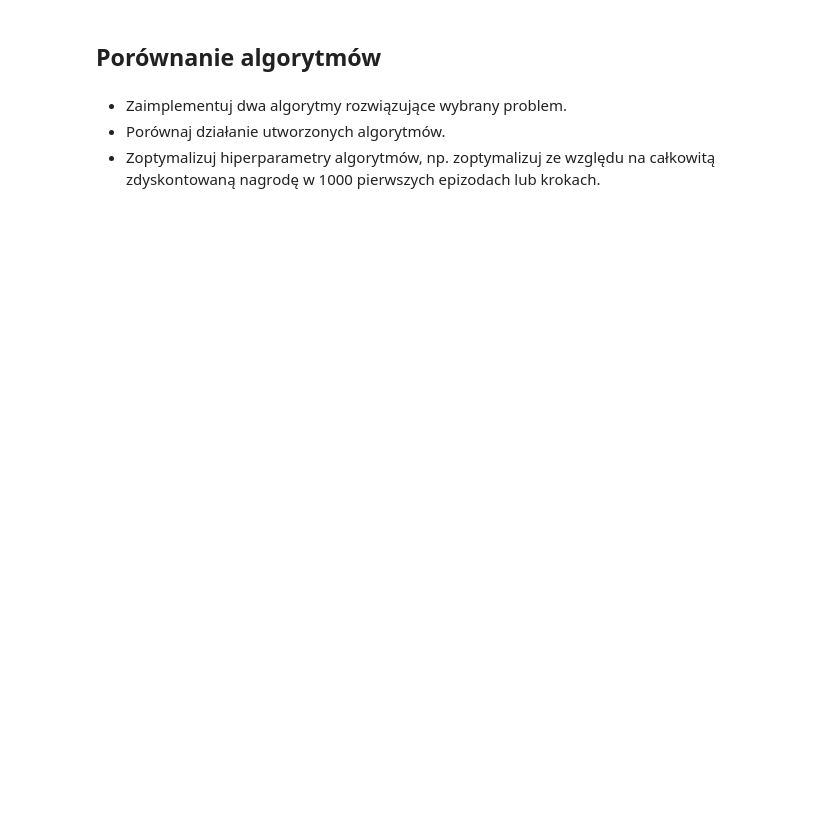
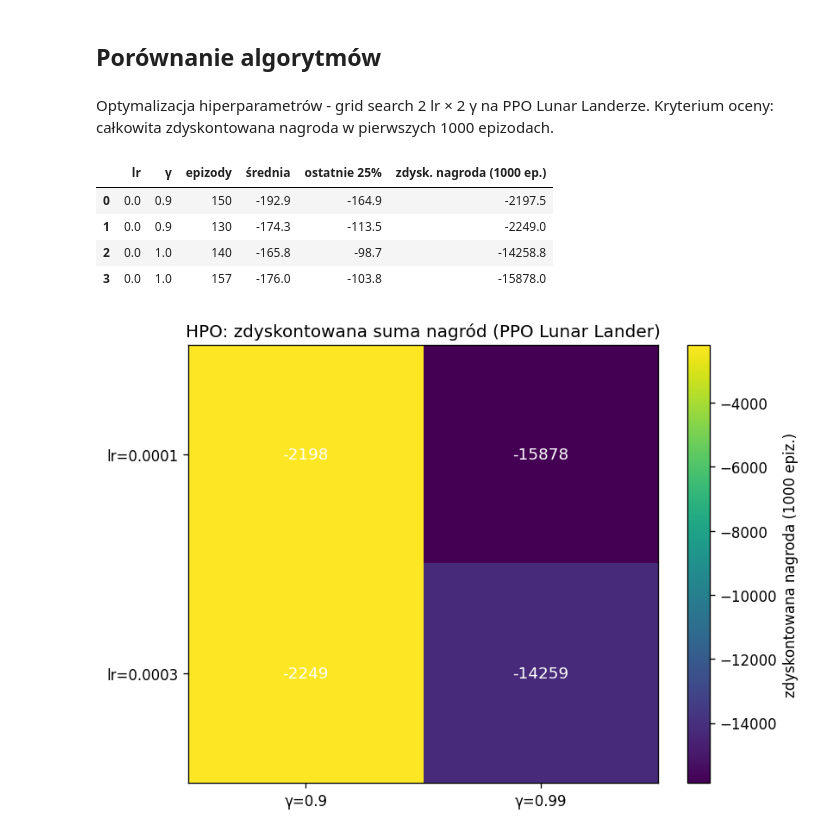
Before and after one commit to akaButter/Inteligencja-obliczeniowa, a Jupyter notebook: lab03/raport3.ipynb, the cells around one changed output. Drawn from its saved outputs; the diff is of its cells as text; code cells hidden in the pictures; blank space fills up the shorter version.

```diff
--- a/lab03/raport3.ipynb
+++ b/lab03/raport3.ipynb
@@ -21,7 +181,28 @@ Rozważ trzy różne współczynniki dyskontowe, opisz jak różnią się wyniki
 # %% [markdown]
 ## Porównanie algorytmów
-# %% [markdown]
-* Zaimplementuj dwa algorytmy rozwiązujące wybrany problem.
-* Porównaj działanie utworzonych algorytmów.
-* Zoptymalizuj hiperparametry algorytmów, np. zoptymalizuj ze względu na całkowitą
-zdyskontowaną nagrodę w 1000 pierwszych epizodach lub krokach.
+# %% [markdown]
+Optymalizacja hiperparametrów - grid search 2 lr × 2 γ na PPO Lunar Landerze. Kryterium oceny: całkowita zdyskontowana nagroda w pierwszych 1000 epizodach.
+# %%
+import json
+import pandas as pd
+from IPython.display import Image, display
+
+with open('results/lunar_experiments/hpo_results.json') as f:
+    hpo = json.load(f)
+
+df_h = pd.DataFrame(hpo).sort_values('discounted_first_1000', ascending=False)
+df_h = df_h.rename(columns={
+    'learning_rate': 'lr', 'gamma': 'γ', 'n_episodes': 'epizody',
+    'mean_reward': 'średnia',
+    'mean_last_25%': 'ostatnie 25%',
+    'discounted_first_1000': 'zdysk. nagroda (1000 ep.)'
+})
+display(df_h.round(1).reset_index(drop=True))
+display(Image('results/lunar_experiments/hpo_heatmap.png'))
+# %% [output]
+|  | lr | γ | epizody | średnia | ostatnie 25% | zdysk. nagroda (1000 ep.) |
+| 0 | 0.0 | 0.9 | 150 | -192.9 | -164.9 | -2197.5 |
+| 1 | 0.0 | 0.9 | 130 | -174.3 | -113.5 | -2249.0 |
+| 2 | 0.0 | 1.0 | 140 | -165.8 | -98.7 | -14258.8 |
+| 3 | 0.0 | 1.0 | 157 | -176.0 | -103.8 | -15878.0 |
+[figure, added]
```
Also changed, not shown: parts of 13 cells of this notebook, 29 other files.
